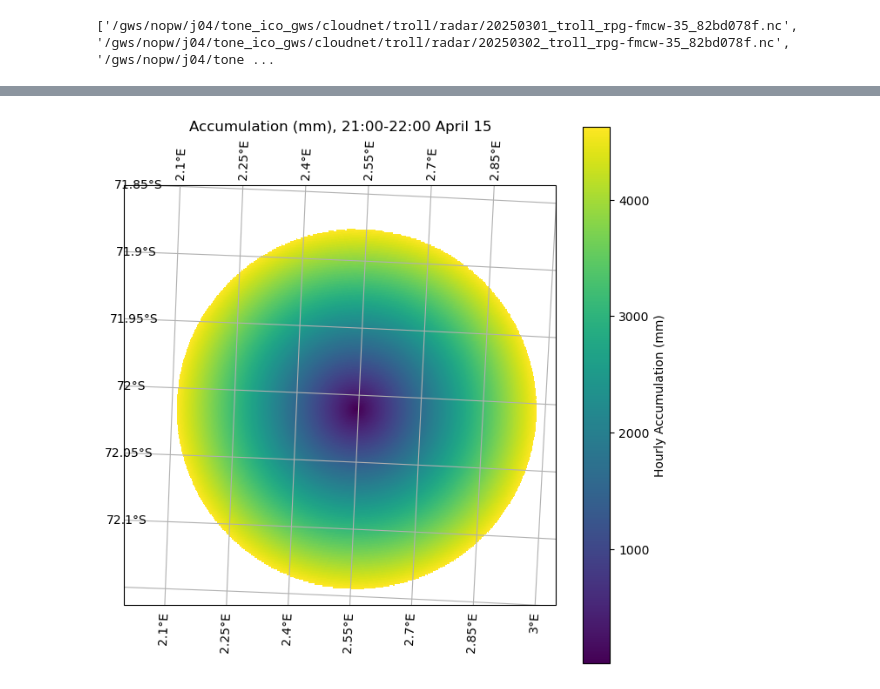
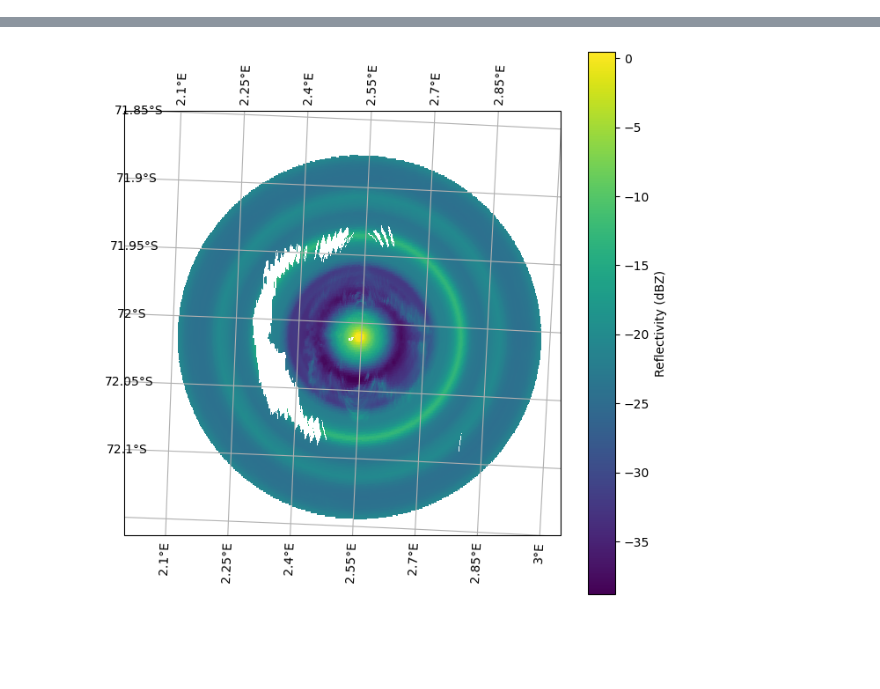
Before and after one commit to Troll-Observing-Network/neumayer-snowfall, a Jupyter notebook: 2D_Pipeline.ipynb, the cells around one changed output, grey strips where cells are left out. Cells and saved outputs as stored; diff of their text form; code cells hidden in the pictures; blank space fills up the shorter version.

Commit message:
vertical profile creation

```diff
--- a/2D_Pipeline.ipynb
+++ b/2D_Pipeline.ipynb
@@ -177,7 +168,3 @@ lat_grid = np.arange(-72.15, -71.85, 0.001)
 lon_grid = np.arange(2, 3, 0.001)
 lon_target, lat_target = np.meshgrid(lon_grid, lat_grid)
 nlon, nlat = len(lon_grid), len(lat_grid)
-# %%
-print(vertFiles)
-# %% [output]
-['/gws/nopw/j04/tone_ico_gws/cloudnet/troll/radar/20250301_troll_rpg-fmcw-35_82bd078f.nc', '/gws/nopw/j04/tone_ico_gws/cloudnet/troll/radar/20250302_troll_rpg-fmcw-35_82bd078f.nc', '/gws/nopw/j04/tone ...
@@ -197,32 +226,9 @@ snowGridLow = np.empty((nlat, nlon, timesteps))
 
 
 # iterating over all the hourly radar scans during the given day, and storing in a common data structure on a common grid
-k = 0
+k = 18
 for file in scanningFiles[18:19]:
     ds = xr.open_dataset(file)
-
-    # First extract the vertical profile data for date in question
-    date_prefix = f"{year}{month}{day}"
-    matching_files = [f for f in vertFiles if f.startswith(vertDir + date_prefix)]
-    vertDay = matching_files[0]
-    vertDs = nc.Dataset(vertDay)
-
-    dbzVert_base = np.array(vertDs.variables['Zh'])
-    timeVert = np.array(vertDs.variables['time'])
-    rangeVert = np.array(vertDs.variables['range'])
-    dbzVert_base[dbzVert_base > 1000] = np.nan
-
-    hour_bins = np.floor(timeVert).astype(int)
-
-    # Temporal averaging for each hour, for the vertical profile
-    nspace = dbzVert_base.shape[1]
-    dbzVert = np.full((24, nspace), np.nan)  # use NaNs in case some hours are missing
-
-    # Average values by hour
-    for hour in range(24):
-        idx = hour_bins == hour
-        if np.any(idx):
-            dbzVert[hour] = np.nanmean(dbzVert_base[idx], axis=0)
 
 
     # Step 1: Extract reflectivity and time on both native and common resolutions
@@ -230,17 +236,45 @@ for file in scanningFiles[18:19]:
     dbz_interp, time_interp, range_interp = extractFields(ds, lat_target, lon_target)
     elv_interp = range_interp * np.sin(np.deg2rad(theta))
 
-    print(elv_interp)
+    # Apply elevation correction
 
+    # First find index of closest vertical profile elevation for each interpolated elevation
+    elv_flat = elv_interp.ravel()
+    flatClosest = np.full(elv_flat.shape, fill_value=-1, dtype=int)
+    valid_mask = ~np.isnan(elv_flat)
+    valid_values = elv_flat[valid_mask]
+
+    idxs = np.searchsorted(vertProfile, valid_values)
+    idxs_left = np.clip(idxs - 1, 0, len(vertProfile) - 1)
+    idxs_right = np.clip(idxs, 0, len(vertProfile) - 1)
+    dist_left = np.abs(valid_values - vertProfile[idxs_left])
+    dist_right = np.abs(valid_values - vertProfile[idxs_right])
+    closest_flat = np.where(dist_left <= dist_right, idxs_left, idxs_right)
+    flatClosest[valid_mask] = closest_flat
+    closestIndices = flatClosest.reshape(elv_interp.shape)
+
+
+    # Apply the correction
+    correctionGrid = np.zeros([nlat, nlon])
+    correctionGrid[:] = np.nan
+
+    for i in range(nlat):
+        for j in range(nlon):
+            if not np.isnan(elv_interp[i, j]):
+                correctionGrid[i, j] = vertCorrection[k, closestIndices[i, j]]
+
+    dbz_corrected = dbz_interp + correctionGrid
+
+
+    # Plot
     fig = plt.figure(figsize=(8, 8))
+
     ax = plt.axes(projection=ccrs.SouthPolarStereo())
     ax.gridlines(draw_labels=True)
     ax.set_extent([2, 3, -72.15, -71.85], crs=ccrs.PlateCarree())
     ax.coastlines()
-    cf = ax.pcolormesh(lon_target, lat_target, elv_interp, transform=ccrs.PlateCarree(), cmap='viridis')
-    plt.colorbar(cf, label='Hourly Accumulation (mm)')
-    plt.title("Accumulation (mm), 21:00-22:00 April 15")
-    plt.show()
+    pcm = ax.pcolormesh(lon_target, lat_target, dbz_corrected, transform=ccrs.PlateCarree(), cmap='viridis')
+    plt.colorbar(pcm, ax=ax, label='Reflectivity (dBZ)')
 
     # Step 2: Convert to snowfall rate
     snowfallRateMid = zToSR(dbz_interp, a, b)
@@ -295,4 +310,4 @@ filling on
-[figure, old version]
+[figure, new version]
 # %%
 # Data processing ERA5
 
```
Also changed, not shown: parts of 3 cells of this notebook.
